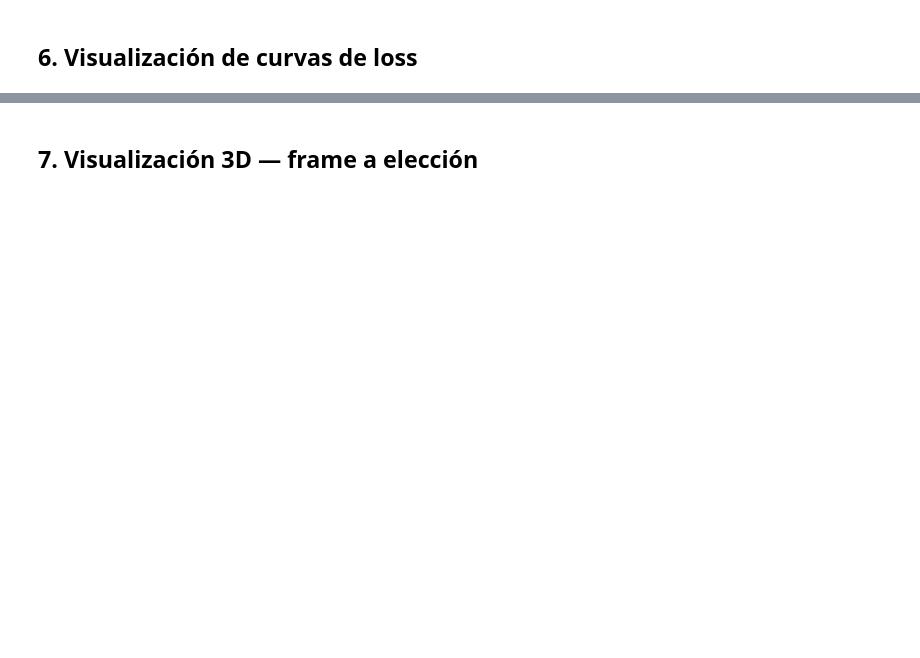
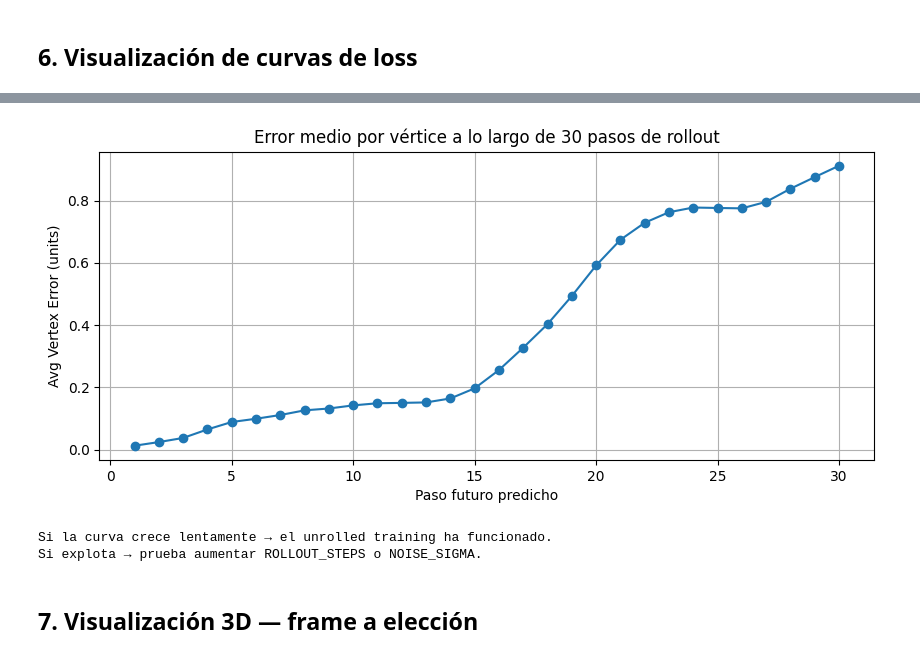
Before and after one commit to mikeletzu/TFG_FisicaOptim, a Jupyter notebook: Entrenamiento/rnn04_anchored_unrolled.ipynb, the cells around one changed output, grey strips where cells are left out. Saved outputs shown, nothing was run; the diff lists cells and outputs as text; code cells hidden in the pictures; blank space fills up the shorter version.

```diff
--- a/Entrenamiento/rnn04_anchored_unrolled.ipynb
+++ b/Entrenamiento/rnn04_anchored_unrolled.ipynb
@@ -90,9 +90,9 @@ class ClothAnchoredUnrolledDataset(Dataset):
         return self._inject_anchor(seq), fut  # ([seq_len,V,7], [rollout,V,4])
 
 
-SEQ_LEN       = 5
-ROLLOUT_STEPS = 8
-BATCH_SIZE    = 32
+SEQ_LEN       = 8
+ROLLOUT_STEPS = 12
+BATCH_SIZE    = 16
 
 dataset = ClothAnchoredUnrolledDataset(data_tensor, seq_len=SEQ_LEN, rollout_steps=ROLLOUT_STEPS)
 
@@ -248,8 +248,8 @@ criterion   = nn.L1Loss()
 optimizer   = torch.optim.Adam(model.parameters(), lr=1e-4)
 scheduler   = torch.optim.lr_scheduler.ExponentialLR(optimizer, gamma=0.999)
 
-EPOCHS      = 500
-NOISE_SIGMA = 0.02   # ruido SOLO en canales pos_t (3:6), nunca en el anchor
+EPOCHS      = 1000
+NOISE_SIGMA = 0.05   # ruido SOLO en canales pos_t (3:6), nunca en el anchor
 VEL_WEIGHT  = 1.0
 
 
@@ -282,8 +282,8 @@ def run_rollout(batch_seq, batch_future, add_noise=False):
 
     # Ruido SOLO en canales de posición actual (3:6) — anchor intacto
     if add_noise:
-        noise = torch.randn_like(window[:, -2:, :, 3:6]) * NOISE_SIGMA
-        window[:, -2:, :, 3:6] = window[:, -2:, :, 3:6] + noise
+        noise = torch.randn_like(window[:, :, :, 3:6]) * NOISE_SIGMA
+        window[:, :, :, 3:6] = window[:, :, :, 3:6] + noise
 
     total_loss    = torch.tensor(0.0, device=batch_seq.device)
     prev_pred_pos = window[:, -1, :, 3:6]   # pos del frame t-1 (para vel)
@@ -361,3 +454,65 @@ plt.show()
+# %%
+# ─────────────────────────────────────────────────────────────────
+# Evaluación del rollout autoregresivo completo sobre una secuencia
+# ─────────────────────────────────────────────────────────────────
+# Tomamos una secuencia de test y la predecimos N pasos hacia el futuro
+# usando SOLO la historia inicial → comprobamos si el error se dispara
+
+model.eval()
+N_STEPS = 30  # cuántos pasos predecir en cadena
+
+# Primer batch del test
+seq_sample, future_sample = next(iter(test_loader))
+seq_sample    = seq_sample[:1].float()     # solo 1 ejemplo
+future_sample = future_sample[:1].float()
+
+# Datos reales que seguirán (para comparar)
+# Buscamos los siguientes N_STEPS frames desde el dataset
+start_idx = 0  # primer índice del test set
+end_idx   = start_idx + SEQ_LEN + N_STEPS
+real_sequence = data_tensor[start_idx:end_idx].unsqueeze(0).float()  # [1, SEQ+N, V, F]
+
+rollout_preds = []   # posiciones predichas
+rollout_reals = []   # posiciones reales
+
+window = seq_sample.clone()  # [1, seq_len, V, F]
+
+with torch.no_grad():
+    for step in range(N_STEPS):
+        window_norm  = norm_input(window)
+        pred_dn      = model(window_norm)                        # [1, V, 3]
+        last_pos     = window[:, -1, :, 0:3]
+        pred_pos     = last_pos + denorm_delta(pred_dn)          # [1, V, 3]
+
+        rollout_preds.append(pred_pos.squeeze(0).numpy())        # [V, 3]
+        real_pos = real_sequence[:, SEQ_LEN + step, :, 0:3]
+        rollout_reals.append(real_pos.squeeze(0).numpy())
+
+        # Feedback: insertar predicción en la ventana
+        new_frame = window[:, -1, :, :].clone()
+        new_frame[:, :, 0:3] = pred_pos
+        window = torch.cat([window[:, 1:, :, :], new_frame.unsqueeze(1)], dim=1)
+
+# Error medio por vértice en cada paso del rollout
+rollout_errors = [
+    np.linalg.norm(rollout_preds[i] - rollout_reals[i], axis=-1).mean()
+    for i in range(N_STEPS)
+]
+
+plt.figure(figsize=(10, 4))
+plt.plot(range(1, N_STEPS+1), rollout_errors, marker='o')
+plt.title(f'Error medio por vértice a lo largo de {N_STEPS} pasos de rollout')
+plt.xlabel('Paso futuro predicho')
+plt.ylabel('Avg Vertex Error (units)')
+plt.grid(True)
+plt.show()
+
+print("Si la curva crece lentamente → el unrolled training ha funcionado.")
+print("Si explota → prueba aumentar ROLLOUT_STEPS o NOISE_SIGMA.")
+# %% [output]
+[figure, added]
+Si la curva crece lentamente → el unrolled training ha funcionado.
+Si explota → prueba aumentar ROLLOUT_STEPS o NOISE_SIGMA.
 # %% [markdown]
 ## 7. Visualización 3D — frame a elección
 # %%
```
Also changed, not shown: parts of 7 cells of this notebook, 21 other files.
